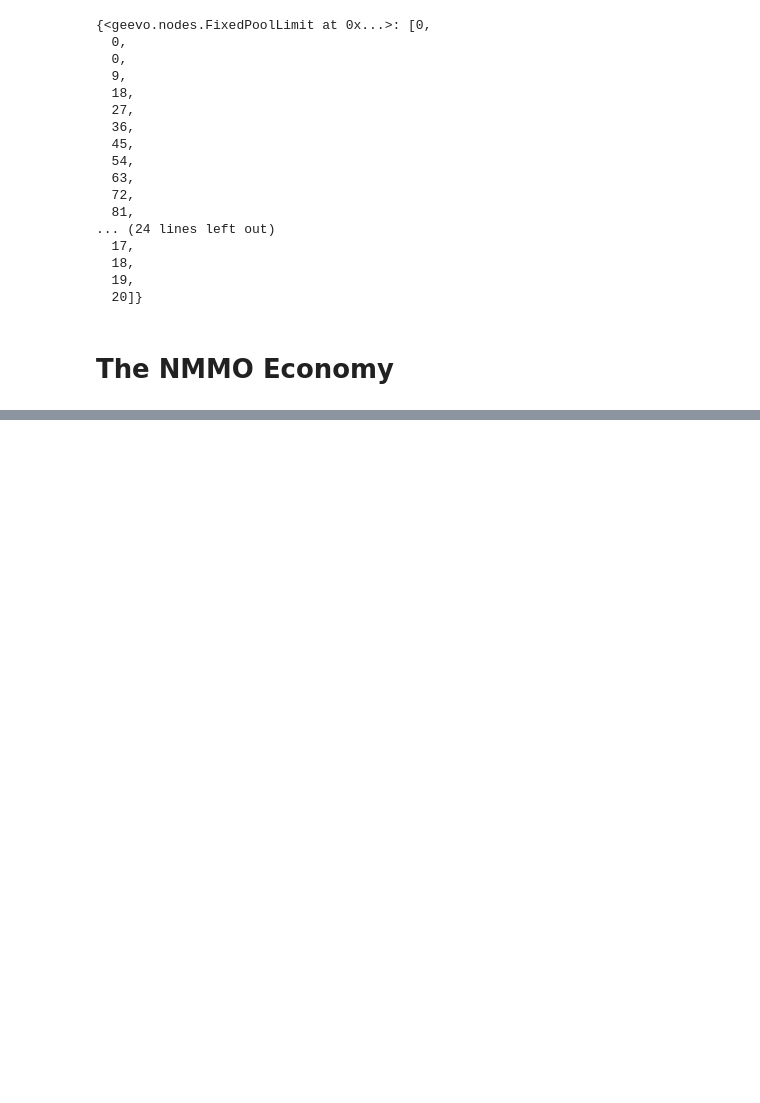
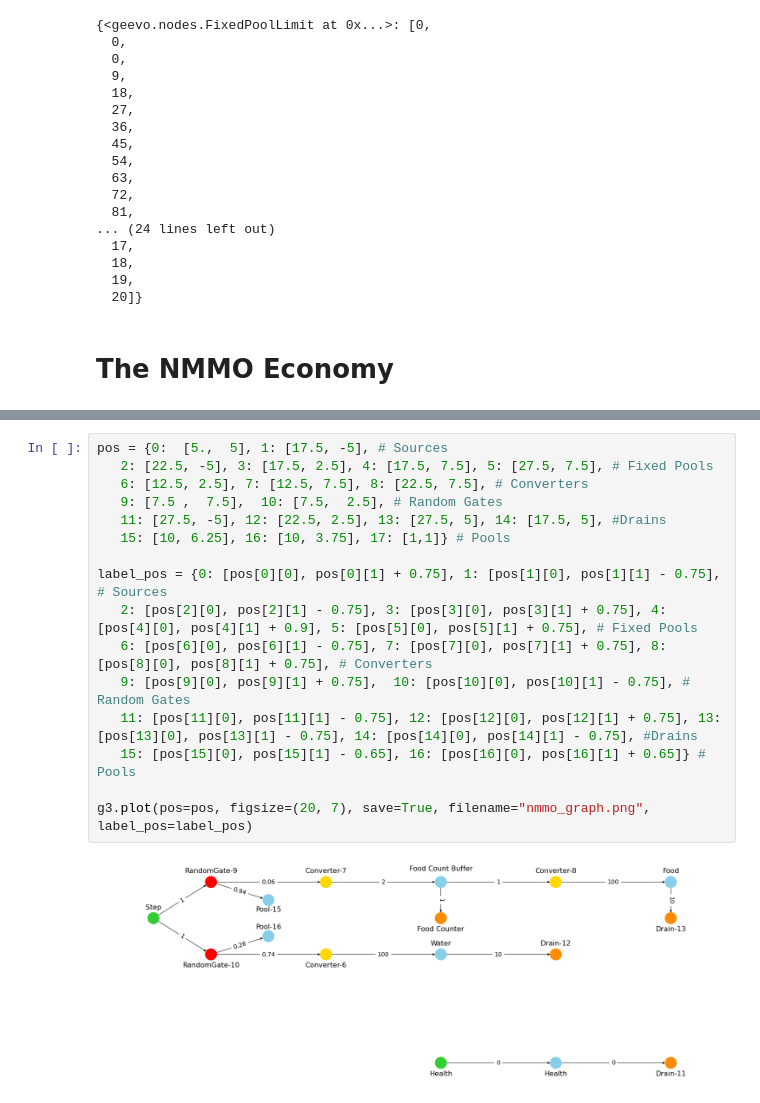
Before and after one commit to FlorianRupp/GEEvo-game-economies, a Jupyter notebook: nmmo-economy.ipynb, the cells around one changed output, grey strips where cells are left out. Saved outputs shown, nothing was run; the diff lists cells and outputs as text; blank space fills up the shorter version.

```diff
--- a/nmmo-economy.ipynb
+++ b/nmmo-economy.ipynb
@@ -206,0 +238,18 @@ g3.plot(figsize=(15, 7.5))
+# %%
+pos = {0:  [5.,  5], 1: [17.5, -5], # Sources
+   2: [22.5, -5], 3: [17.5, 2.5], 4: [17.5, 7.5], 5: [27.5, 7.5], # Fixed Pools
+   6: [12.5, 2.5], 7: [12.5, 7.5], 8: [22.5, 7.5], # Converters
+   9: [7.5 ,  7.5],  10: [7.5,  2.5], # Random Gates
+   11: [27.5, -5], 12: [22.5, 2.5], 13: [27.5, 5], 14: [17.5, 5], #Drains
+   15: [10, 6.25], 16: [10, 3.75], 17: [1,1]} # Pools
+
+label_pos = {0: [pos[0][0], pos[0][1] + 0.75], 1: [pos[1][0], pos[1][1] - 0.75], # Sources
+   2: [pos[2][0], pos[2][1] - 0.75], 3: [pos[3][0], pos[3][1] + 0.75], 4: [pos[4][0], pos[4][1] + 0.9], 5: [pos[5][0], pos[5][1] + 0.75], # Fixed Pools
+   6: [pos[6][0], pos[6][1] - 0.75], 7: [pos[7][0], pos[7][1] + 0.75], 8: [pos[8][0], pos[8][1] + 0.75], # Converters
+   9: [pos[9][0], pos[9][1] + 0.75],  10: [pos[10][0], pos[10][1] - 0.75], # Random Gates
+   11: [pos[11][0], pos[11][1] - 0.75], 12: [pos[12][0], pos[12][1] + 0.75], 13: [pos[13][0], pos[13][1] - 0.75], 14: [pos[14][0], pos[14][1] - 0.75], #Drains
+   15: [pos[15][0], pos[15][1] - 0.65], 16: [pos[16][0], pos[16][1] + 0.65]} # Pools
+
+g3.plot(pos=pos, figsize=(20, 7), save=True, filename="nmmo_graph.png", label_pos=label_pos)
+# %% [output]
+[figure, added]
```
Also changed, not shown: parts of 15 cells of this notebook, 2 other files.
